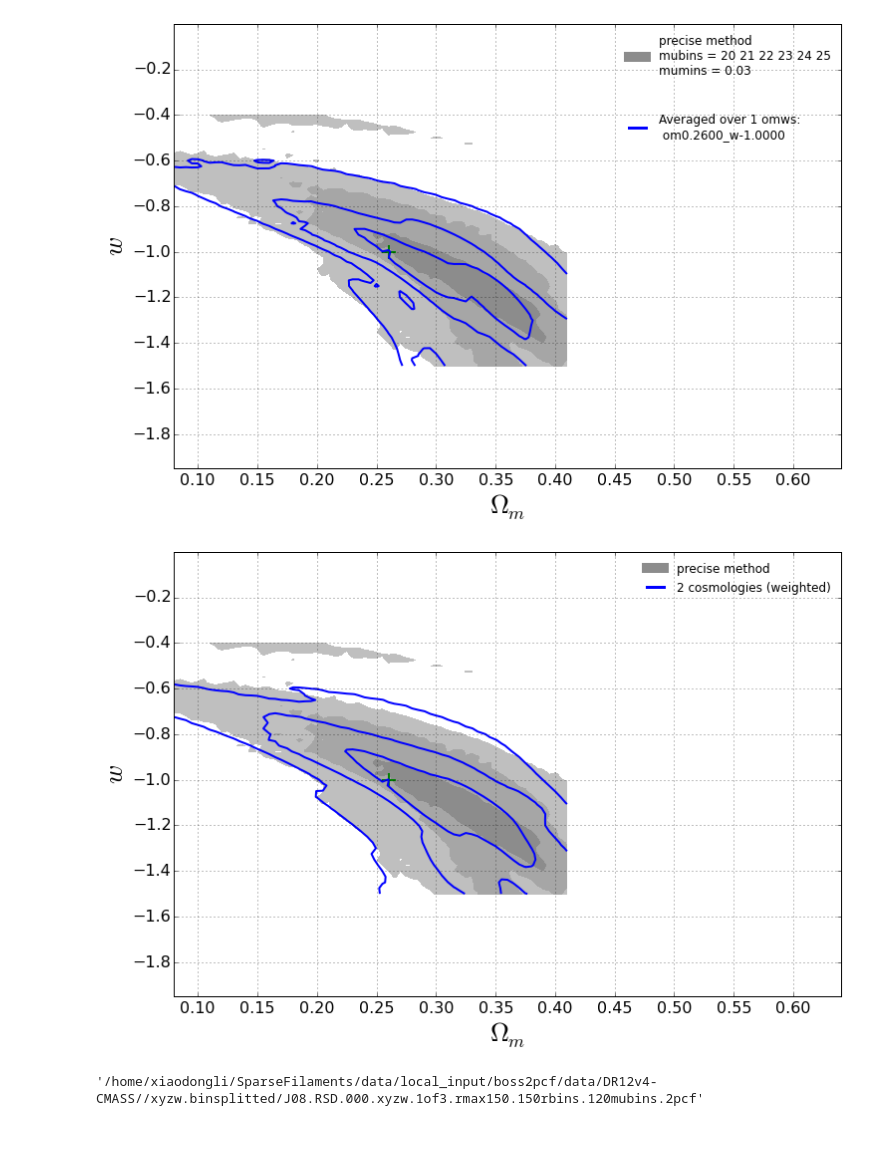
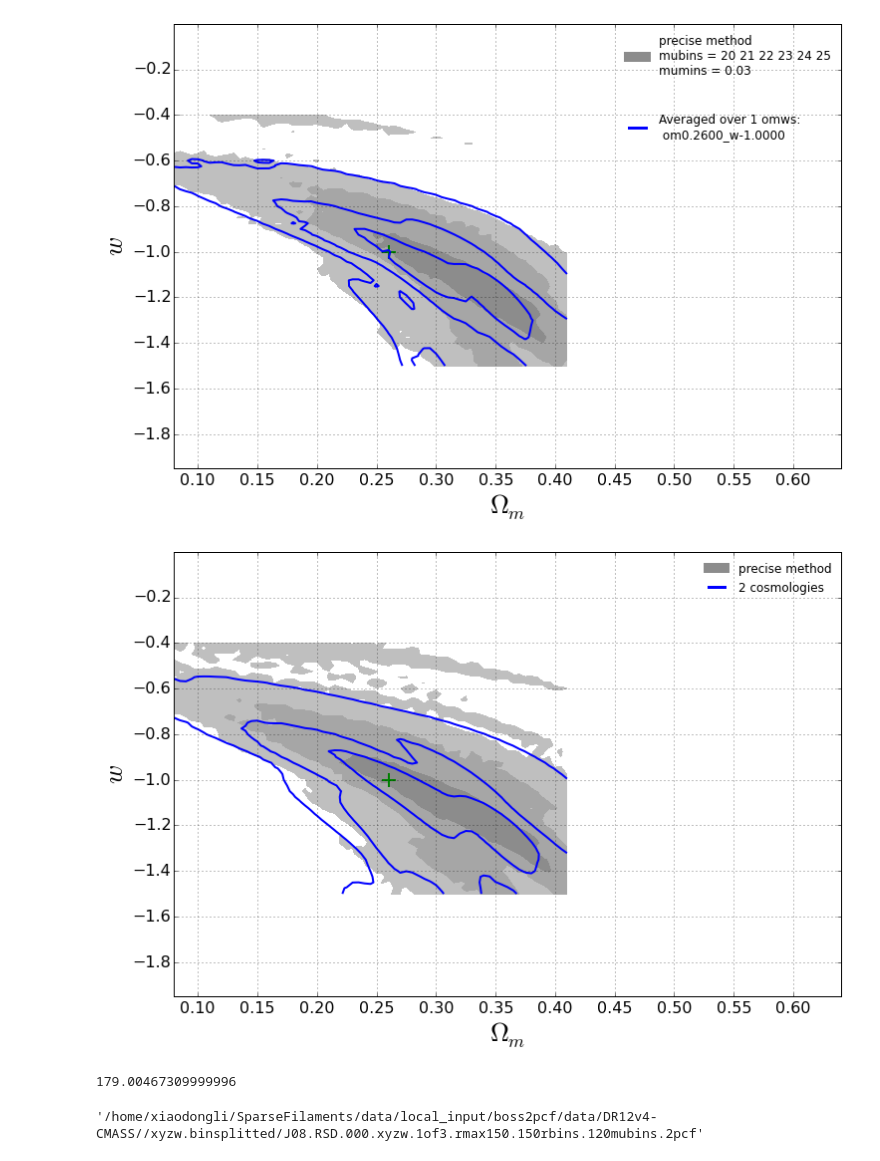
Before and after one commit to xiaodongli1986/2PCF_AP, a Jupyter notebook: 4.Comp_Precise_Approx_Ver2.ipynb, the cells around one changed output. Saved outputs shown, nothing was run; the diff lists cells and outputs as text; code cells hidden in the pictures.

```diff
--- a/4.Comp_Precise_Approx_Ver2.ipynb
+++ b/4.Comp_Precise_Approx_Ver2.ipynb
@@ -280,9 +280,11 @@ for omwstds in all_omws:
 # %%
 if True:
     #nummuedges = [nownummuedge]#[nowmuedge]#range(13,14)
-    #mumins = np.linspace(0.05, 0.06,1)
-    nummuedges = range(20+1,25+1+1) ## Number of bins 25-35; Number of edges 26-36
-    mumins = np.linspace(0.03, 0.03,1)
+    mumins = np.linspace(0.01, 0.15,15)
+    nummuedges = range(21+1,25+1+1) ## Number of bins 25-35; Number of edges 26-36
+#for nowmumin in np.linspace(0.01,0.15,15):
+    #print '* nowmumin = ', nowmumin
+#    mumins = [nowmumin] #np.linspace(0.05, 0.05,1)
     #nummuedges = [26]; mumins = [0.01]
     conommin, conommax, conwmin, conwmax =  0.08, 0.64, -1.95, -0.0
 
@@ -298,15 +300,18 @@ if True:
 
     covmatrescale_nowfiles3 = sumlist([[ [Percival_covmat_scale(2000,nummu-1,2)[2],
                 './chisqs/Dense2Scan_170420.CovMock_2000__'+str(nummu-1)+'mubins.mumax%.2f'%(1-mumin)+'.CovMock_2000.s6.0to40.0.'+\
-                'polyfitdeg3.baseline_6omws__om0.2600_w-1.0000_om0.2600_w-1.4000_om0.2600_w-0.6000_om0.3100_w-1.0000_om0.3100_w-1.4000_om0.3100_w-0.6000__nbins750_mubins600.txt']
+                #'polyfitdeg3.baseline_6omws__om0.2600_w-1.0000_om0.2600_w-1.4000_om0.2600_w-0.6000_om0.3100_w-1.0000_om0.3100_w-1.4000_om0.3100_w-0.6000__nbins750_mubins600.txt']
+                'polyfitdeg3.baseline_2omws__om0.2600_w-1.0000_om0.3100_w-1.0000__nbins750_mubins600.txt']
                  for mumin in mumins] for nummu in nummuedges])
 
     covmatrescale_nowfiles4 = sumlist([[ [Percival_covmat_scale(2000,nummu-1,2)[2],
                 './chisqs/Dense2Scan_170420.CovMock_2000__'+str(nummu-1)+'mubins.mumax%.2f'%(1-mumin)+'.CovMock_2000.s6.0to40.0.'+\
                 #'polyfitdeg3.baseline_6omws__om0.2600_w-1.0000__nbins750_mubins600.weightedstds.txt']
                 #'polyfitdeg3.baseline_2omws__om0.2600_w-1.0000_om0.3100_w-1.0000__nbins750_mubins600.txt']
-                #'polyfitdeg3.baseline_2omws__om0.2600_w-1.0000__nbins750_mubins600.avg_counts.txt']
-                'polyfitdeg3.baseline_6omws__om0.2600_w-1.0000__nbins750_mubins600.avg_counts.txt']
+                'polyfitdeg3.baseline_2omws__om0.2600_w-1.0000__nbins750_mubins600.avg_counts.txt']
+                #'polyfitdeg3.baseline_2omws__om0.2600_w-1.0000__nbins750_mubins600.weightedstds.avg_counts.txt']
+     #           'polyfitdeg3.baseline_6omws__om0.2600_w-1.0000__nbins750_mubins600.avg_counts.txt']
+                #'polyfitdeg3.baseline_6omws__om0.2600_w-1.0000__nbins750_mubins600.weightedstds.avg_counts.txt']
                  for mumin in mumins] for nummu in nummuedges])
 
 
@@ -334,7 +339,9 @@ if True:
             elif plotformat == 2:
                 nowlab = 'baseline = '+omwstr(0.26,-1)
             elif plotformat == 3:
-                    nowlab = '2 cosmologies (weighted)'
+                    #nowlab = '6 cosmologies (weightedstds)'
+                    #nowlab = '6 cosmologies, avg_counts'
+                    nowlab = '2 cosmologies'
             #elif plotformat == 5:
             #    nowlab = 'Approximate Method ($s$,$\\mu$ mapping, Fortran code)'
         nowtab[omwstr(0.26,-1)][1] = (nowtab[omwstr(0.235,-1)][1]+nowtab[omwstr(0.285,-1)][1])/2.0
@@ -347,31 +354,33 @@ if True:
                         for w in Dense2subscan_wlist])
         Y =  sumlist([[nowtab[omwstr(om,w)][1]/float(len(nowfiles))  for om in Dense2subscan_omlist] for w in Dense2subscan_wlist])
 
         if plotformat == 1:
                 ax1.scatter(X,Y, lw=2, linewidths=0, color='b', label='Precise')
                 nowlike0 = [[nowtab[omwstr(om,w)][1]/float(len(nowfiles)) for om in Dense2subscan_omlist] for w in Dense2subscan_wlist]
                 Y0 = [xx for xx in Y]
         else:
           if False:
                 ax1.scatter(X,Y, lw=2, linewidths=0, color='r', label='Approx')
                 diffY = [Y[row]-Y0[row] for row in range(len(Y))]
                 difflike = [[nowtab[omwstr(om,w)][1]/float(len(nowfiles)) for om in Dense2subscan_omlist] for w in Dense2subscan_wlist]
                 for row2 in range(len(Dense2subscan_omlist)):
                     for row1 in range(len(Dense2subscan_wlist)):
                         difflike[row1][row2] = (difflike[row1][row2]-nowlike0[row1][row2])
                 ax2.scatter(X,diffY, lw=2, linewidths=0, color='r', label='Approx - Precise')
         plotformat += 2
     #ax1.set_xlabel('DA H ratio (high-z OVER low-z)', fontsize=20)
     #ax1.set_ylabel('$\\chi^2$', fontsize=20)
     ax.grid(); ax1.grid(); ax2.grid()
     ax.set_xlim(conommin, conommax); ax.set_ylim(conwmin, conwmax)
     ax.set_xlabel('$\\Omega_m$', fontsize=26); ax.set_ylabel('$w$', fontsize=26)
     ax.set_xticks(np.arange(0.10, conommax, 0.05)); ax.set_yticks(np.arange(-1.8, conwmax, 0.2))
     #ax.set_title('# of $\\mu$ bins = '+str(nummuedges))
     ax.legend(frameon=False,loc='best'); ax1.legend(frameon=False,loc='best'); ax2.legend(frameon=False,loc='best')
     #fig.savefig('CompContour__polyfitdeg3.baseline_'+nowomwstr+'_nbins750_mubins600.png', format='png')
     #fig.savefig('CompContour__polyfitdeg3.baseline_AveragedOver'+str(len(all_omws))+'OMWs_nbins750_mubins600.png', format='png')
     #fig.savefig('CompContour__polyfitdeg3.baseline_SixOMWs_Weighted_nbins750_mubins600.png', format='png')
+    #fig.savefig('CompContour__polyfitdeg3.baseline_TwoOMWs_AVG_counts_nbins750_mubins600.png', format='png')
+    #fig.savefig('CompContour__polyfitdeg3.baseline_SixOMWs_AVG_counts_nbins750_mubins600.png', format='png')
     plt.show()
 # %% [output]
-[figure, old version]
+[figure, new version]
@@ -378,3 +390,7 @@ if True:
+# %%
+sumstr(' 36.2399254       32.9512520       33.1987801       32.0915489       44.5231667')
+# %% [output]
+179.00467309999996
 # %%
 Tpcfrltfilename(binsplittedfilename(mockfile('DR12v4-CMASS', 'J08', 0), 1,3), )
 # %% [output]
```
Also changed, not shown: parts of 1 cell of this notebook, 3 other files.
